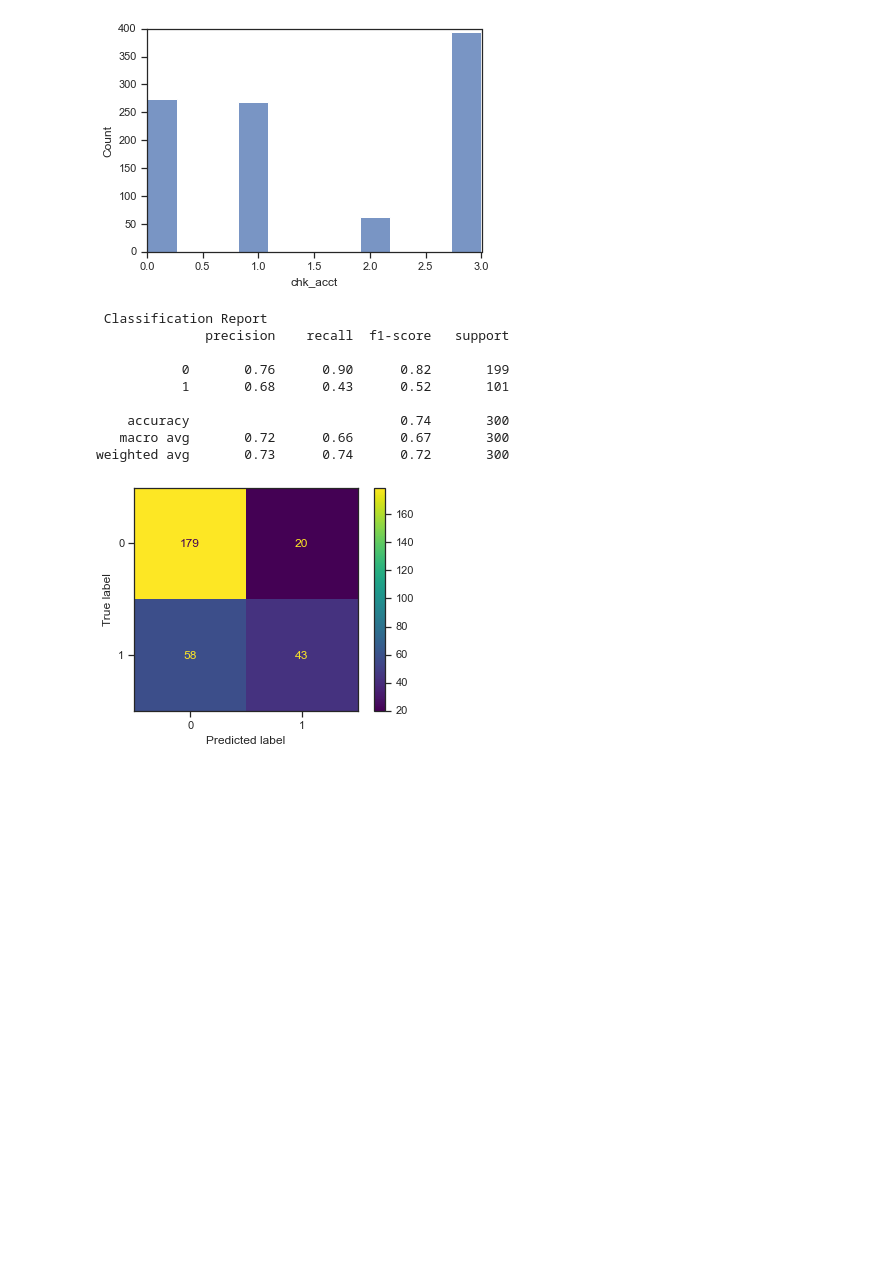
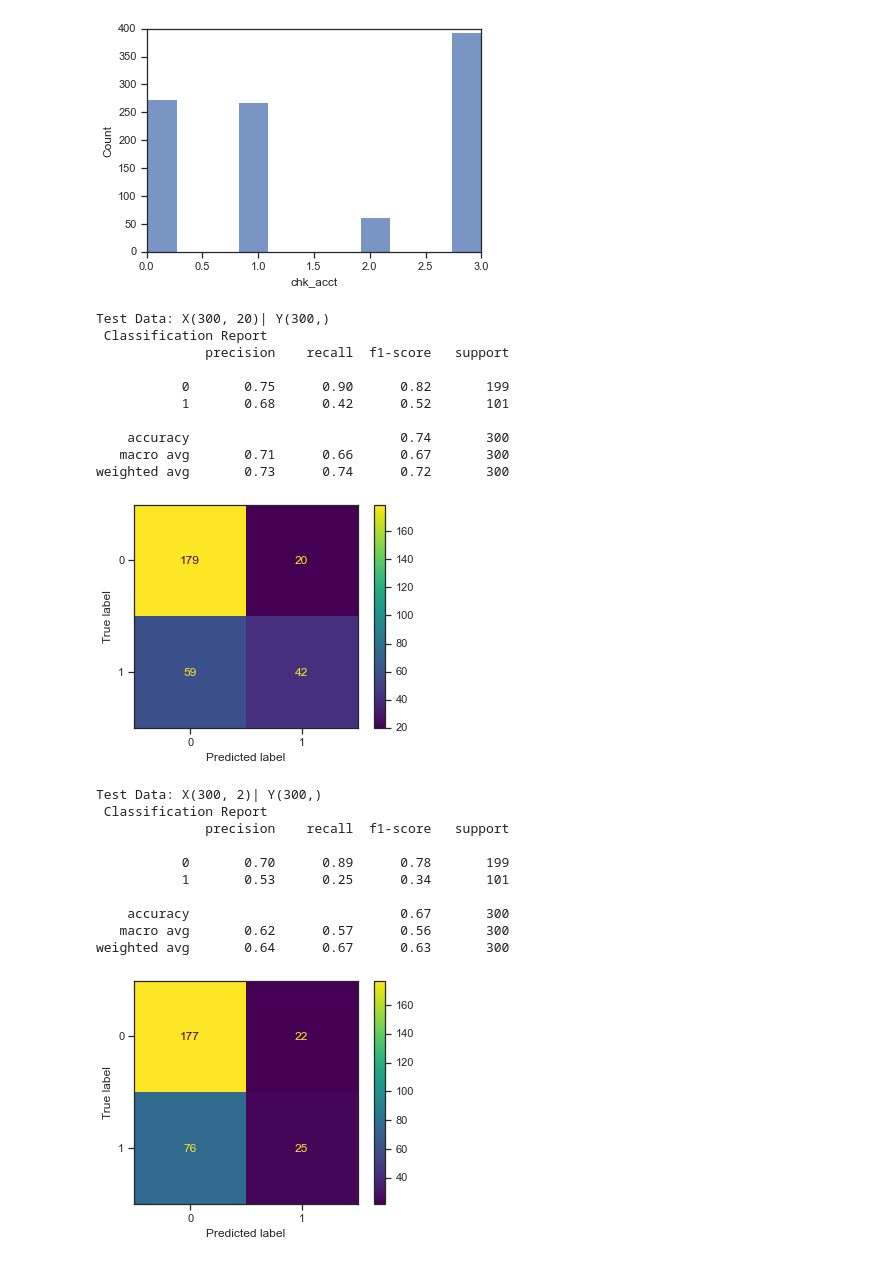
Before and after one commit to mfmezger/AILIT_XAI_Tutorial, a Jupyter notebook: ailab_tutorial.ipynb, the cells around one changed output. Saved outputs shown, nothing was run; the diff lists cells and outputs as text; code cells hidden in the pictures; blank space fills up the shorter version.

```diff
--- a/ailab_tutorial.ipynb
+++ b/ailab_tutorial.ipynb
@@ -123,7 +121,7 @@ X_train, X_test, y_train, y_test = train_test_split(X, y, test_size=0.3, random_
 # test the model with the test data and print metrics + confusion matrix.
 def test_model(clf, x_test, y_test):
     # forward pass through the models.
-    proba = clf.predict(X_test)
+    proba = clf.predict(x_test)
     cm = confusion_matrix(y_test.T.tolist(), proba)
     disp = ConfusionMatrixDisplay(confusion_matrix=cm)
 
@@ -138,13 +136,14 @@ clf = LogisticRegression(random_state=0, max_iter=1000).fit(X_train, y_train)
 
 test_model(clf, X_test,  y_test)
 # %% [output]
+Test Data: X(300, 20)| Y(300,)
  Classification Report
               precision    recall  f1-score   support
 
-           0       0.76      0.90      0.82       199
-           1       0.68      0.43      0.52       101
+           0       0.75      0.90      0.82       199
+           1       0.68      0.42      0.52       101
 
     accuracy                           0.74       300
-   macro avg       0.72      0.66      0.67       300
+   macro avg       0.71      0.66      0.67       300
 weighted avg       0.73      0.74      0.72       300
-[figure, old version]
+[figure, new version]
@@ -152,0 +150,25 @@ weighted avg       0.73      0.74      0.72       300
+# %%
+# Only using "chk_acct" and "age".
+y_two = df['response']
+X_two = df[["chk_acct", "age"]]
+
+# split the dataset in to train and test
+X_train_two, X_test_two, y_train_two, y_test_two = train_test_split(X_two, y_two, test_size=0.3, random_state=101)
+# %%
+# Logistisc Regression
+clf_2 = LogisticRegression( max_iter=100).fit(X_train_two, y_train_two)
+
+
+test_model(clf_2, X_test_two,  y_test_two)
+# %% [output]
+Test Data: X(300, 2)| Y(300,)
+ Classification Report
+              precision    recall  f1-score   support
+
+           0       0.70      0.89      0.78       199
+           1       0.53      0.25      0.34       101
+
+    accuracy                           0.67       300
+   macro avg       0.62      0.57      0.56       300
+weighted avg       0.64      0.67      0.63       300
+[figure, added]
```
Also changed, not shown: parts of 7 cells of this notebook, 1 other file.
